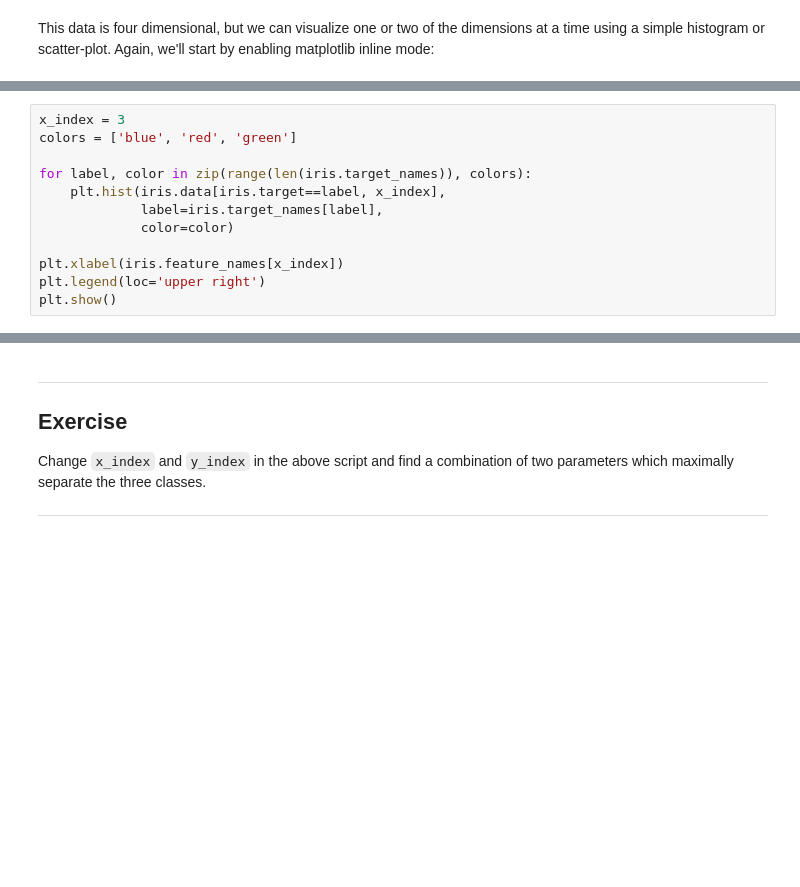
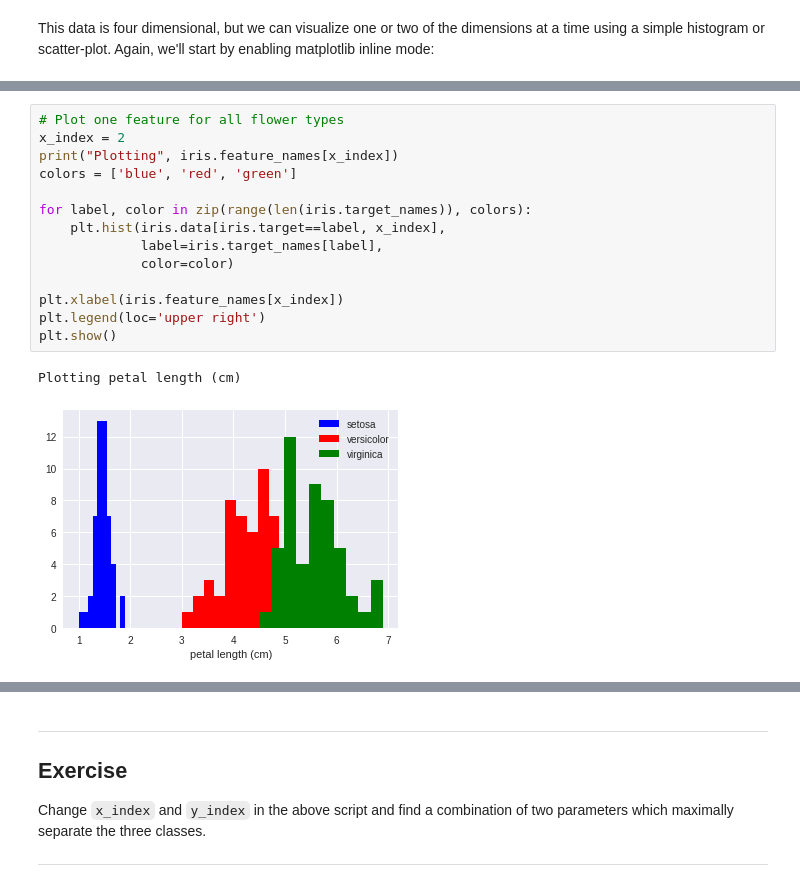
Before and after one commit to fordanic/cmiv-ai-course, a Jupyter notebook: notebooks/01 - Introduction to Jupyter Notebooks and Data Science.ipynb, the cells around one changed output, grey strips where cells are left out. Drawn from its saved outputs; the diff is of its cells as text; blank space fills up the shorter version.

```diff
--- a/notebooks/01 - Introduction to Jupyter Notebooks and Data Science.ipynb
+++ b/notebooks/01 - Introduction to Jupyter Notebooks and Data Science.ipynb
@@ -280,13 +372,18 @@ matplotlib inline mode:
 # %%
-x_index = 3
+# Plot one feature for all flower types
+x_index = 2
+print("Plotting", iris.feature_names[x_index])
 colors = ['blue', 'red', 'green']
 
 for label, color in zip(range(len(iris.target_names)), colors):
     plt.hist(iris.data[iris.target==label, x_index],
              label=iris.target_names[label],
              color=color)
 
 plt.xlabel(iris.feature_names[x_index])
 plt.legend(loc='upper right')
 plt.show()
+# %% [output]
+Plotting petal length (cm)
+[figure, added]
 # %%
```
Also changed, not shown: parts of 31 cells of this notebook.
